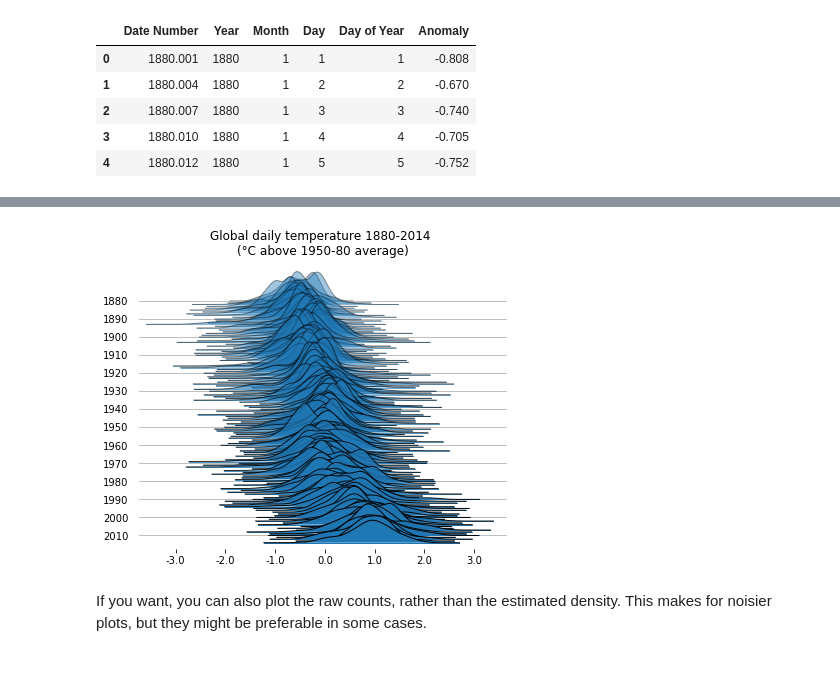
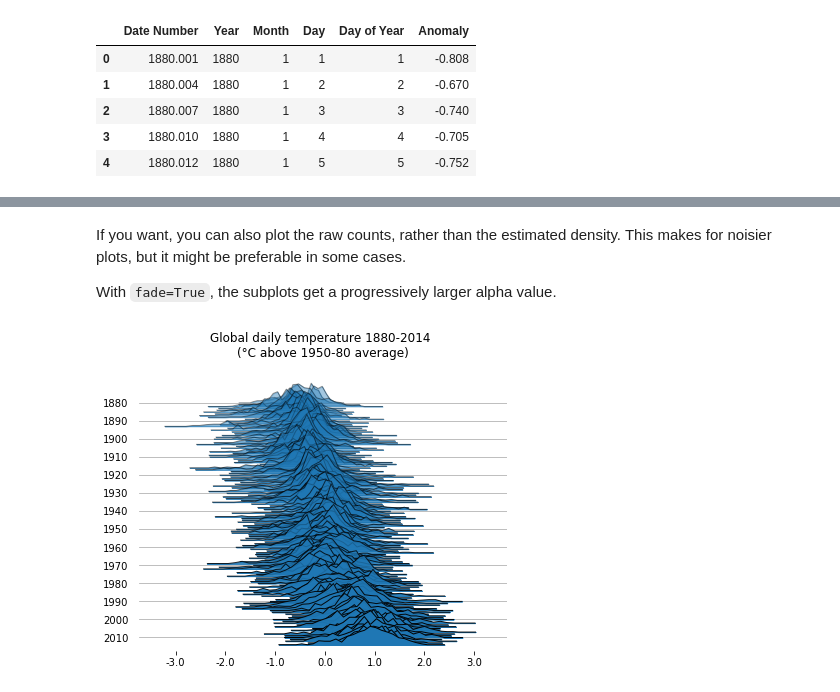
Before and after one commit to leotac/joypy, a Jupyter notebook: Joyplot.ipynb, the cells around one changed output, grey strips where cells are left out. Cells and saved outputs as stored; diff of their text form; code cells hidden in the pictures.

```diff
--- a/Joyplot.ipynb
+++ b/Joyplot.ipynb
@@ -97,12 +109,15 @@ With `fade=True`, the subplots also get a progressively larger alpha value.
+# %% [markdown]
+If you want, you can also plot the raw counts, rather than the estimated density.
+This makes for noisier plots, but it might be preferable in some cases.
+
+With `fade=True`, the subplots get a progressively larger alpha value.
 # %%
 %matplotlib inline
 
 labels=[y if y%10==0 else None for y in list(temp.Year.unique())]
 fig, axes = joypy.joyplot(temp, by="Year", column="Anomaly", labels=labels, range_style='own',
                           grid="y", linewidth=1, legend=False, fade=True, figsize=(6,5),
-                          title="Global daily temperature 1880-2014 \n(°C above 1950-80 average)")
+                          title="Global daily temperature 1880-2014 \n(°C above 1950-80 average)",
+                          kind="counts", bins=30)
 # %% [output]
-[figure, old version]
+[figure, new version]
-# %% [markdown]
-If you want, you can also plot the raw counts, rather than the estimated density.
-This makes for noisier plots, but they might be preferable in some cases.
```
Also changed, not shown: parts of 19 cells of this notebook, 2 other files.
